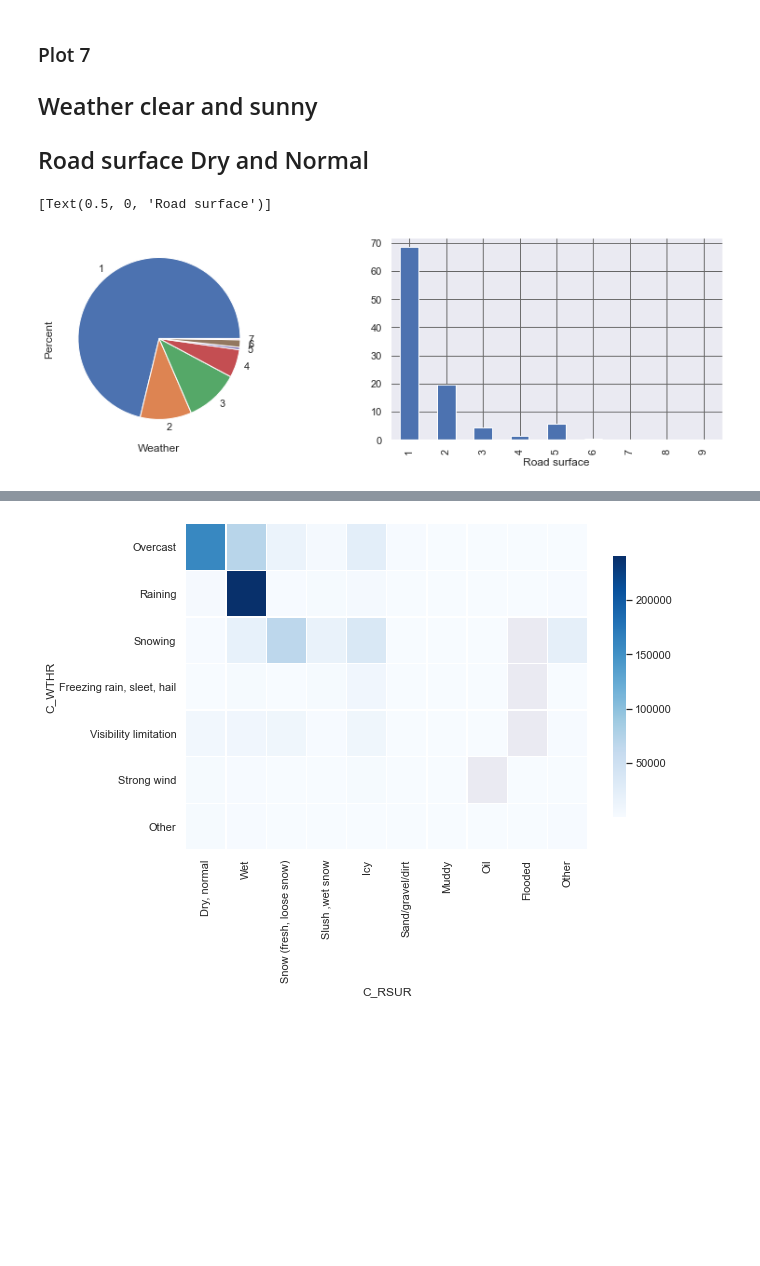
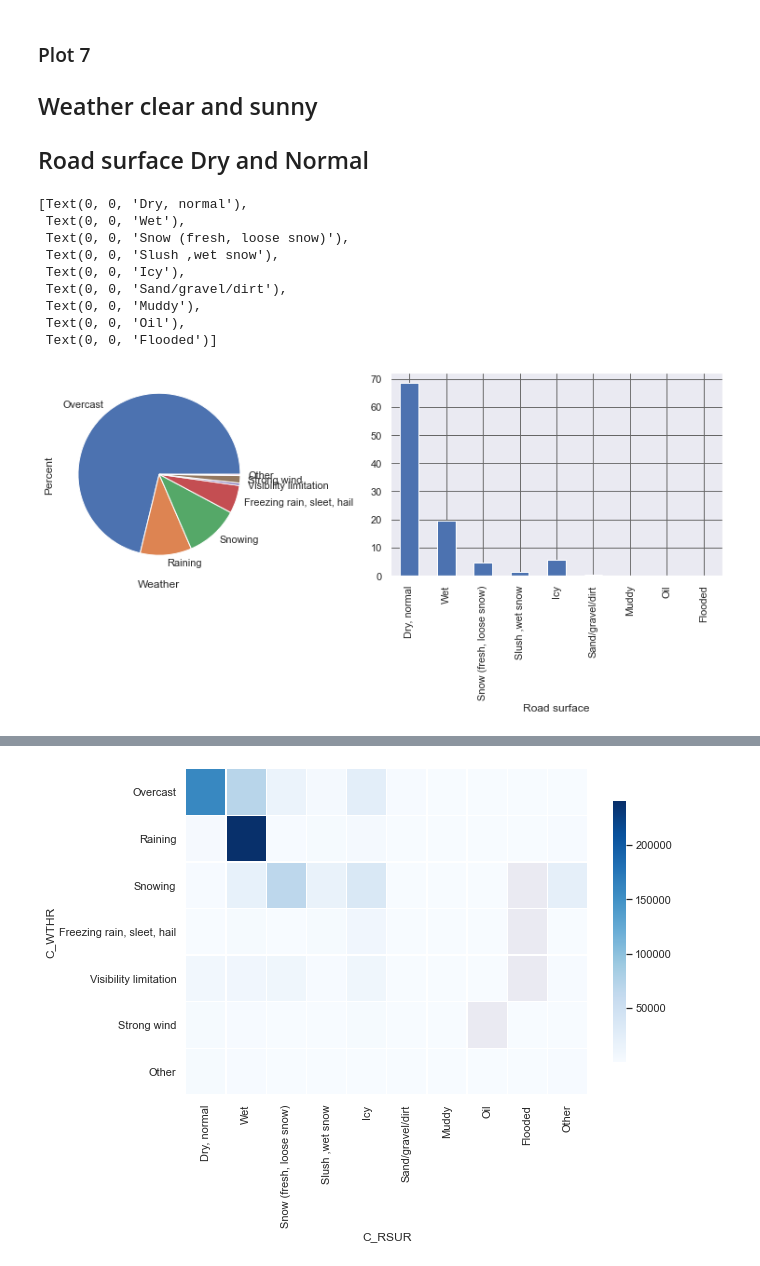
Before and after one commit to pangit1/group17project, a Jupyter notebook: grp17assignment.ipynb, the cells around one changed output, grey strips where cells are left out. Cells and saved outputs as stored; diff of their text form; code cells hidden in the pictures; blank space fills up the shorter version.

```diff
--- a/grp17assignment.ipynb
+++ b/grp17assignment.ipynb
@@ -290,11 +302,21 @@ ax3.set(ylabel="Percent", xlabel="Week Day")
 # %%
 f, (ax1, ax2) = plt.subplots(1, 2,figsize=(14, 4))
 plt.grid(b=True, which='major', color='#666666', linestyle='-')
 
-clsb1.C_WTHR.value_counts(normalize=True).mul(100).round(2).sort_index().plot(kind='pie', ax=ax1)
+clsb1.C_WTHR.value_counts(normalize=True).mul(100).round(2).sort_index().plot(kind='pie', ax=ax1, labels = ['Overcast','Raining','Snowing','Freezing rain, sleet, hail', 'Visibility limitation','Strong wind','Other'])
 ax1.set(ylabel="Percent", xlabel="Weather")
+
 clsb1.C_RSUR.value_counts(normalize=True).mul(100).round(2).sort_index().plot(kind='bar', ax=ax2)
 ax2.set(xlabel="Road surface")
+ax2.set_xticklabels(['Dry, normal', 'Wet','Snow (fresh, loose snow)','Slush ,wet snow', 'Icy','Sand/gravel/dirt','Muddy','Oil','Flooded','Other'])
 # %% [output]
-[Text(0.5, 0, 'Road surface')]
+[Text(0, 0, 'Dry, normal'),
+ Text(0, 0, 'Wet'),
+ Text(0, 0, 'Snow (fresh, loose snow)'),
+ Text(0, 0, 'Slush ,wet snow'),
+ Text(0, 0, 'Icy'),
+ Text(0, 0, 'Sand/gravel/dirt'),
+ Text(0, 0, 'Muddy'),
+ Text(0, 0, 'Oil'),
+ Text(0, 0, 'Flooded')]
-[figure, old version]
+[figure, new version]
```
Also changed, not shown: parts of 25 cells of this notebook, 1 other file.
